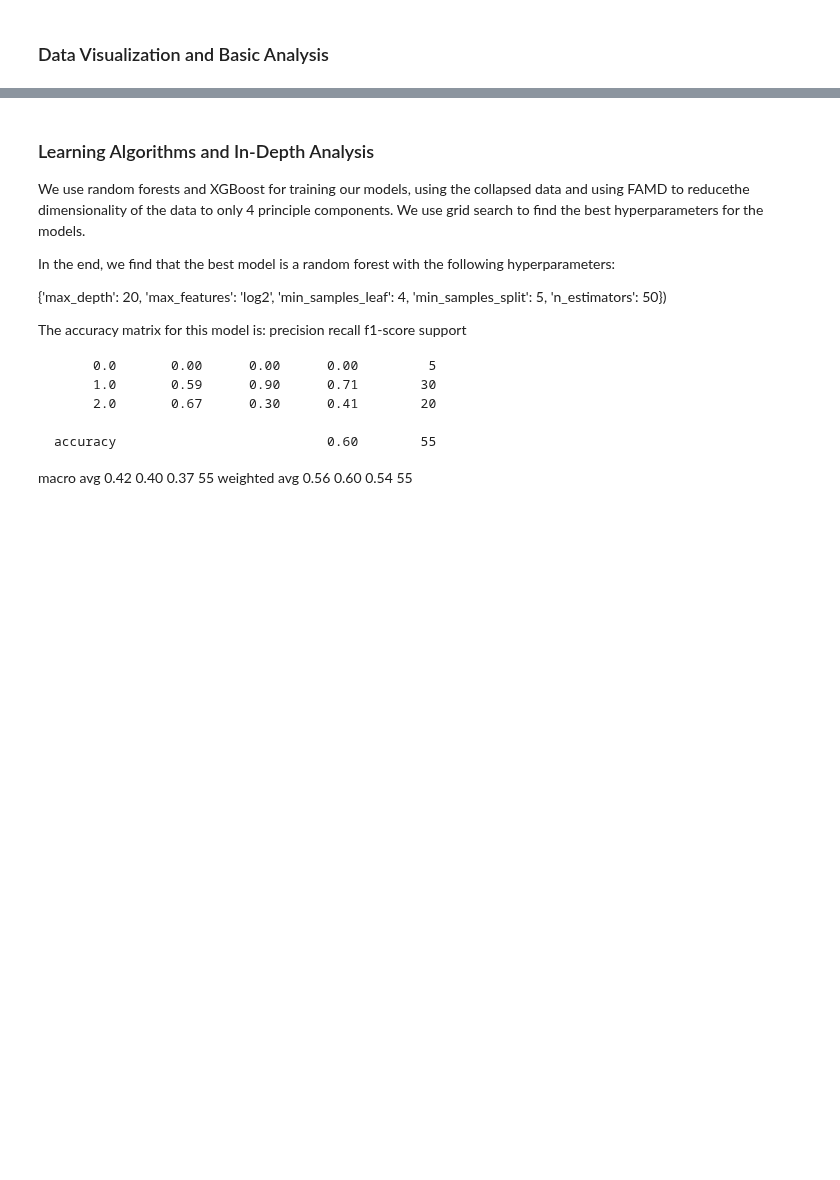
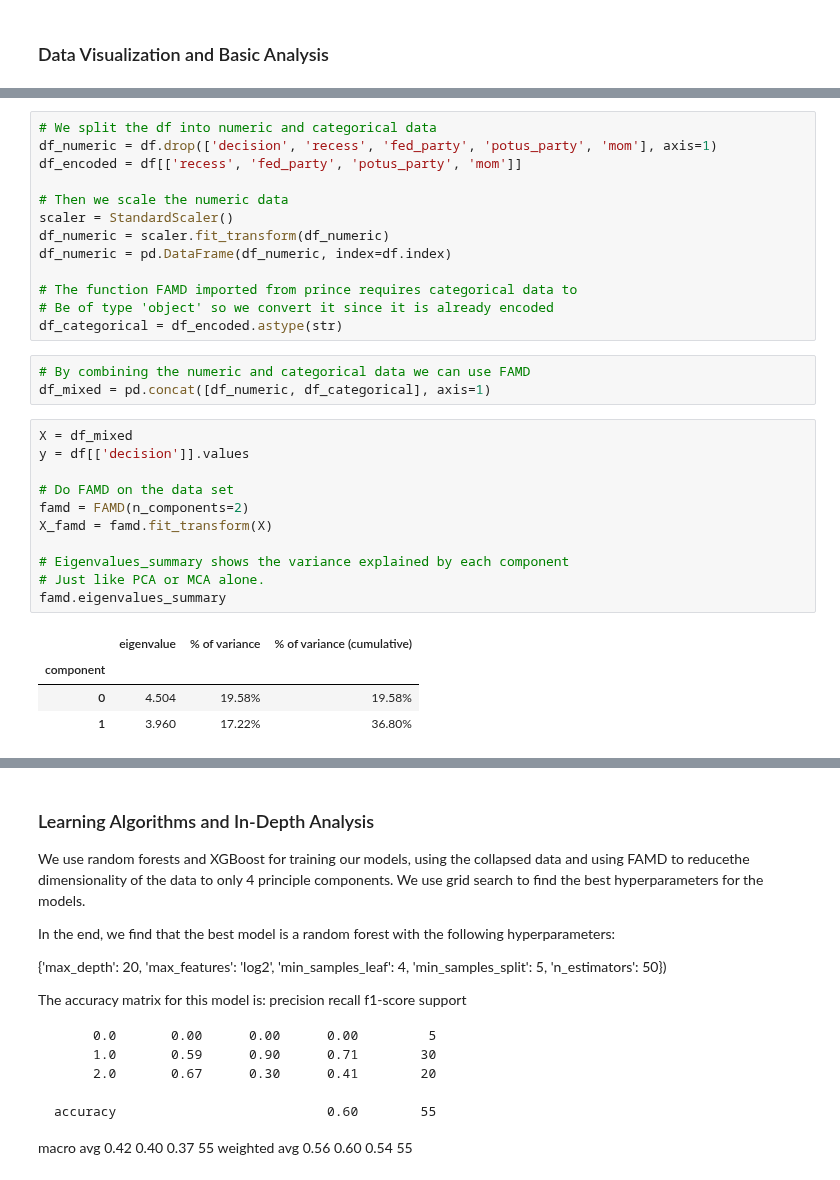
Before and after one commit to elmella/how-interest-ing, a Jupyter notebook: mv3p.ipynb, the cells around one changed output, grey strips where cells are left out. Saved outputs shown, nothing was run; the diff lists cells and outputs as text; blank space fills up the shorter version.

```diff
--- a/mv3p.ipynb
+++ b/mv3p.ipynb
@@ -171,0 +224,32 @@ Shape of collapsed data: (274, 32)
+# %%
+# We split the df into numeric and categorical data
+df_numeric = df.drop(['decision', 'recess', 'fed_party', 'potus_party', 'mom'], axis=1)
+df_encoded = df[['recess', 'fed_party', 'potus_party', 'mom']]
+
+# Then we scale the numeric data
+scaler = StandardScaler()
+df_numeric = scaler.fit_transform(df_numeric)
+df_numeric = pd.DataFrame(df_numeric, index=df.index)
+
+# The function FAMD imported from prince requires categorical data to
+# Be of type 'object' so we convert it since it is already encoded
+df_categorical = df_encoded.astype(str)
+# %%
+# By combining the numeric and categorical data we can use FAMD
+df_mixed = pd.concat([df_numeric, df_categorical], axis=1)
+# %%
+X = df_mixed
+y = df[['decision']].values
+
+# Do FAMD on the data set
+famd = FAMD(n_components=2)
+X_famd = famd.fit_transform(X)
+
+# Eigenvalues_summary shows the variance explained by each component
+# Just like PCA or MCA alone.
+famd.eigenvalues_summary
+# %% [output]
+|  | eigenvalue | % of variance | % of variance (cumulative) |
+| component |  |  |  |
+| 0 | 4.504 | 19.58% | 19.58% |
+| 1 | 3.960 | 17.22% | 36.80% |
```
Also changed, not shown: parts of 20 cells of this notebook, 1 other file.
